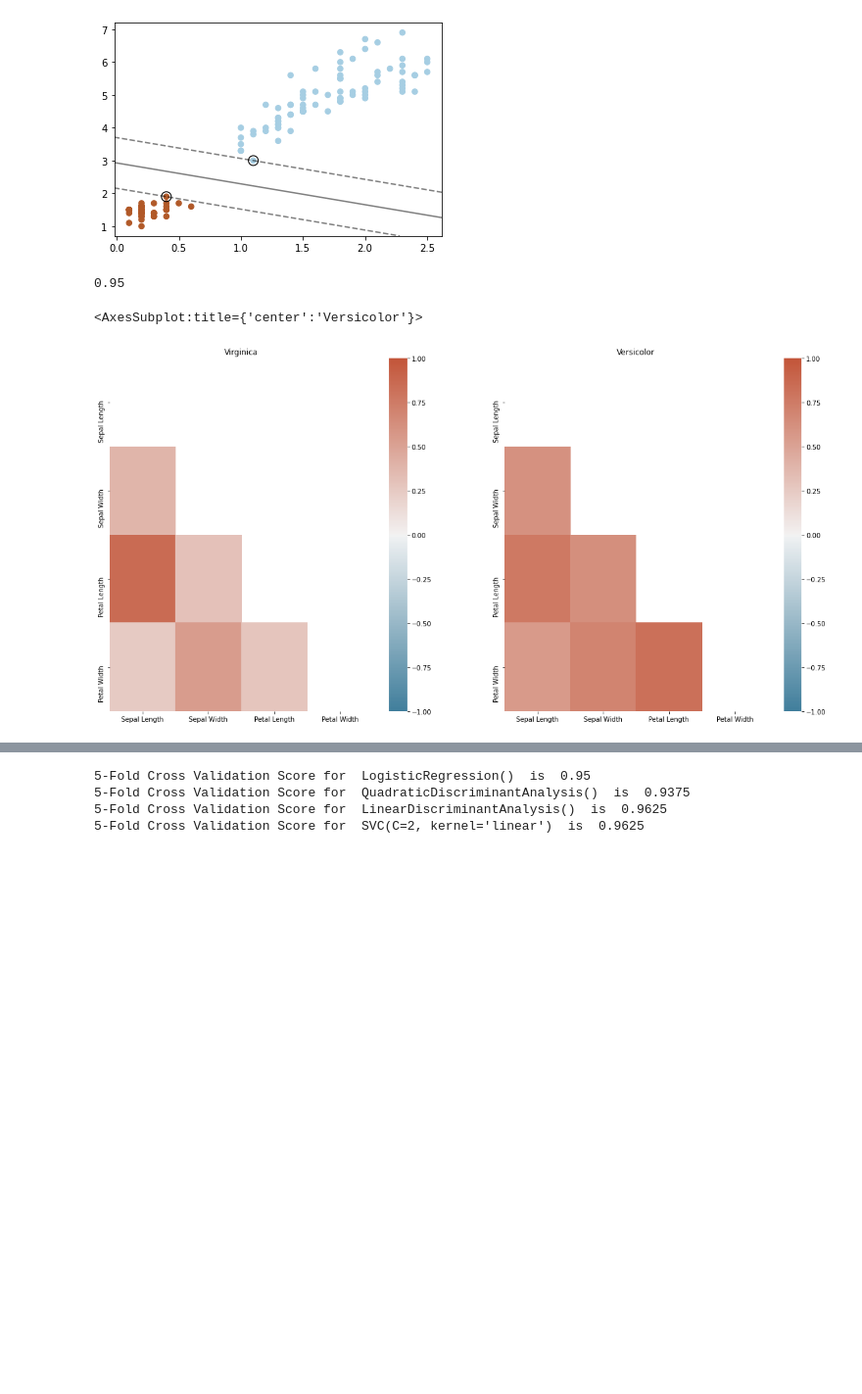
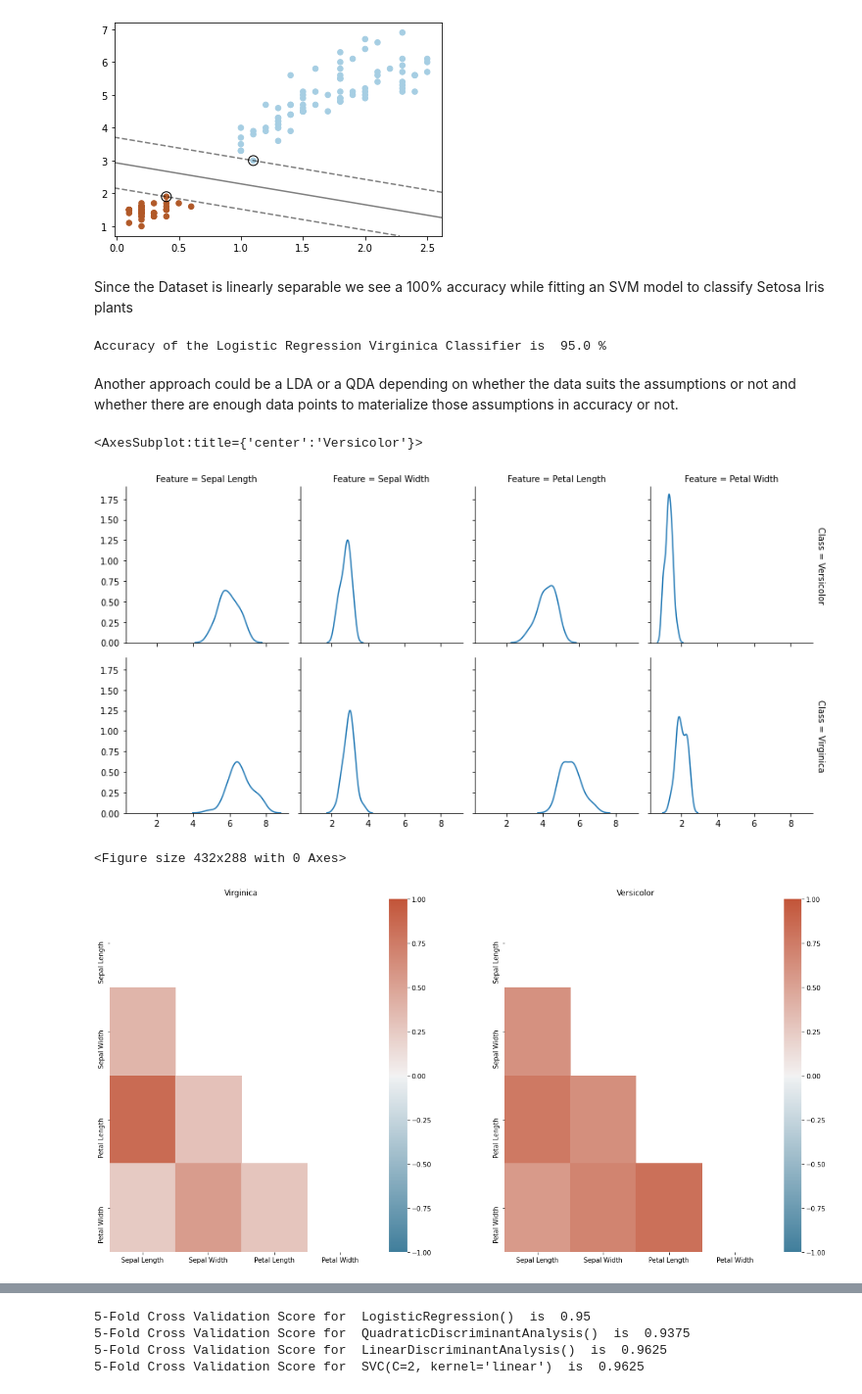
Before and after one commit to VishaalSudarsan/Iris-Dataset, a Jupyter notebook: Iris Dataset.ipynb, the cells around one changed output, grey strips where cells are left out. Shown at 98% size. Drawn from its saved outputs; the diff is of its cells as text; code cells hidden in the pictures; blank space fills up the shorter version.

```diff
--- a/Iris Dataset.ipynb
+++ b/Iris Dataset.ipynb
@@ -138,6 +143,8 @@ def Plot_SVM(X, Y, Output, Classifier) :
 Plot_SVM(train["Petal Width"], train["Petal Length"], train["Setosa"], setosa_classifier)
 # %% [output]
 [figure]
+# %% [markdown]
+Since the Dataset is linearly separable we see a 100% accuracy while fitting an SVM model to classify Setosa Iris plants
 # %%
 #Fit a Logistic Regression Model to classify Virginica and Versicolor
 
@@ -148,41 +155,38 @@ train_nonsetosa = train[train["Setosa"] == False]
 train_nonsetosa = train_nonsetosa.reset_index(drop = True)
 virginica_predictor_1 = LogisticRegression()
 virginica_predictor_1.fit(train_nonsetosa[train_columns], train_nonsetosa["Virginica"])
-mean(virginica_predictor_1.predict(train_nonsetosa[train_columns]) == train_nonsetosa["Virginica"])
+print("Accuracy of the Logistic Regression Virginica Classifier is ", virginica_predictor_1.score(train_nonsetosa[train_columns],train_nonsetosa["Virginica"])*100, "%" )
 # %% [output]
-0.95
+Accuracy of the Logistic Regression Virginica Classifier is  95.0 %
+# %% [markdown]
+Another approach could be a LDA or a QDA depending on whether the data suits the assumptions or not and whether there are enough data points to materialize those assumptions in accuracy or not.
 # %%
 #Analyse if a Linear Discriminant Analysis or a Quadratic Discriminant Analysis
 #would be a better fit than the Logistic model fitted above
 
 train_virginica = train_nonsetosa[train_nonsetosa["Virginica"] == True]
 train_versicolor = train_nonsetosa[train_nonsetosa["Versicolor"] == True]
 
-#sns.pairplot(train_virginica[train_columns + ["Virginica"]], hue = "Virginica")
-#train_virginica[train_columns].cov()
-#sns.pairplot(train_versicolor[train_columns + ["Versicolor"]], hue = "Versicolor")
-#train_versicolor[train_columns].cov()
-
-
-
 plot_nonsetosa = train_nonsetosa
 plot_nonsetosa = plot_nonsetosa.melt(id_vars = ["Class"], value_vars = train_columns, var_name = "Feature")
 
 
-#grid1 = sns.FacetGrid(plot_nonsetosa, col = "Feature", row = "Class", margin_titles = True)
-#grid1.map_dataframe(sns.kdeplot)
+grid1 = sns.FacetGrid(plot_nonsetosa, col = "Feature", row = "Class", margin_titles = True)
+grid1.map_dataframe(sns.kdeplot)
 
 
-#plt.figure()
+plt.figure()
 
 plot_nonsetosa = train_nonsetosa[train_columns + ["Class"]]
 virginica_corr = plot_nonsetosa[plot_nonsetosa["Class"] == "Virginica"].corr()
 versicolor_corr = plot_nonsetosa[plot_nonsetosa["Class"] == "Versicolor"].corr()
 fig, ax =plt.subplots(1,2,figsize = (20,10))
 ax[0].set_title("Virginica")
 ax[1].set_title("Versicolor")
 sns.heatmap(virginica_corr, vmin = -1, vmax = 1, cmap = sns.diverging_palette(230, 20, as_cmap=True), mask = np.triu(np.ones_like(virginica_corr, dtype=bool)),ax=ax[0])
 sns.heatmap(versicolor_corr, vmin = -1, vmax = 1, cmap = sns.diverging_palette(230, 20, as_cmap=True), mask = np.triu(np.ones_like(versicolor_corr, dtype=bool)),ax=ax[1])
 # %% [output]
 <AxesSubplot:title={'center':'Versicolor'}>
-[figure, old version]
+[figure, new version]
+<Figure size 432x288 with 0 Axes>
+[figure, added]
```
Also changed, not shown: parts of 8 cells of this notebook.
